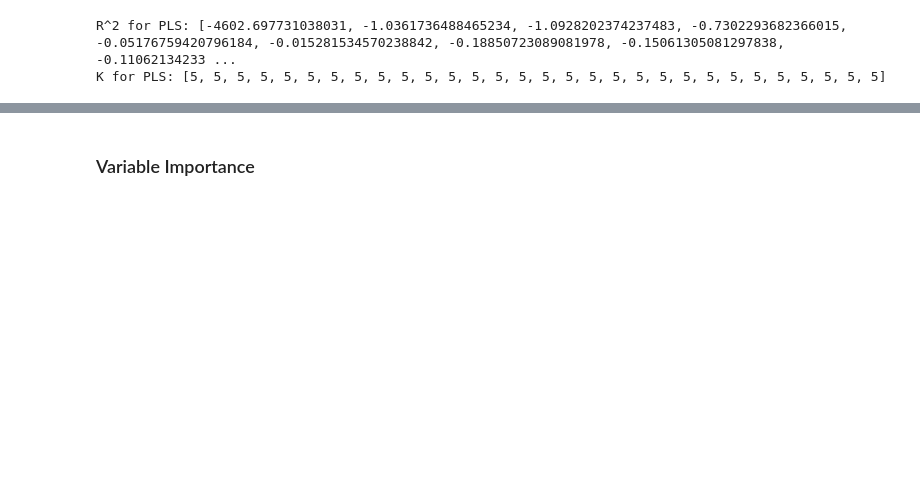
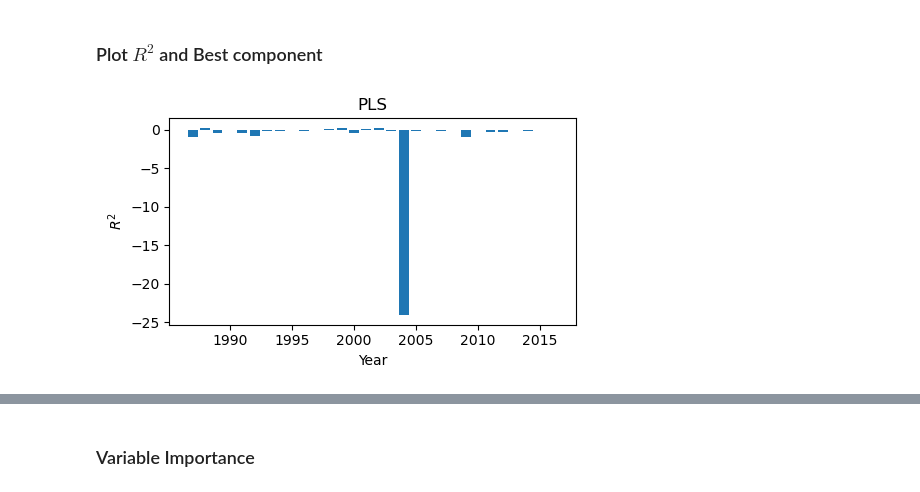
Before and after one commit to caizihuahua/5470_Statistical_ML, a Jupyter notebook: CUI/pls.ipynb, the cells around one changed output, grey strips where cells are left out. Cells and saved outputs as stored; diff of their text form; code cells hidden in the pictures; blank space fills up the shorter version.

```diff
--- a/CUI/pls.ipynb
+++ b/CUI/pls.ipynb
@@ -115,6 +136,19 @@ for i in range(30):
 # %%
 pls_rec = pd.DataFrame({'r^2':pls_oos_r2,'K':pls_para})
-pls_rec.to_csv("PLS.csv",index=False,sep=',')
+pls_rec.to_csv("pls.csv",index=False,sep=',')
-# %% [output]
-R^2 for PLS: [-4602.697731038031, -1.0361736488465234, -1.0928202374237483, -0.7302293682366015, -0.05176759420796184, -0.015281534570238842, -0.18850723089081978, -0.15061305081297838, -0.11062134233 ...
-K for PLS: [5, 5, 5, 5, 5, 5, 5, 5, 5, 5, 5, 5, 5, 5, 5, 5, 5, 5, 5, 5, 5, 5, 5, 5, 5, 5, 5, 5, 5, 5]
+# %% [markdown]
+### Plot $R^2$ and Best component
+# %%
+import numpy as np
+import pandas as pd
+import matplotlib.pyplot as plt
+plsdata = pd.read_csv("./pls.csv")
+# %%
+plt.figure(figsize=(5,3))
+plt.title("PLS")
+plt.xlabel('Year')
+plt.ylabel('$R^2$')
+plt.bar(np.arange(1987,2017),plsdata['r^2'])
+plt.tight_layout()
+# %% [output]
+[figure, added]
```
Also changed, not shown: parts of 8 cells of this notebook, 3 other files.
